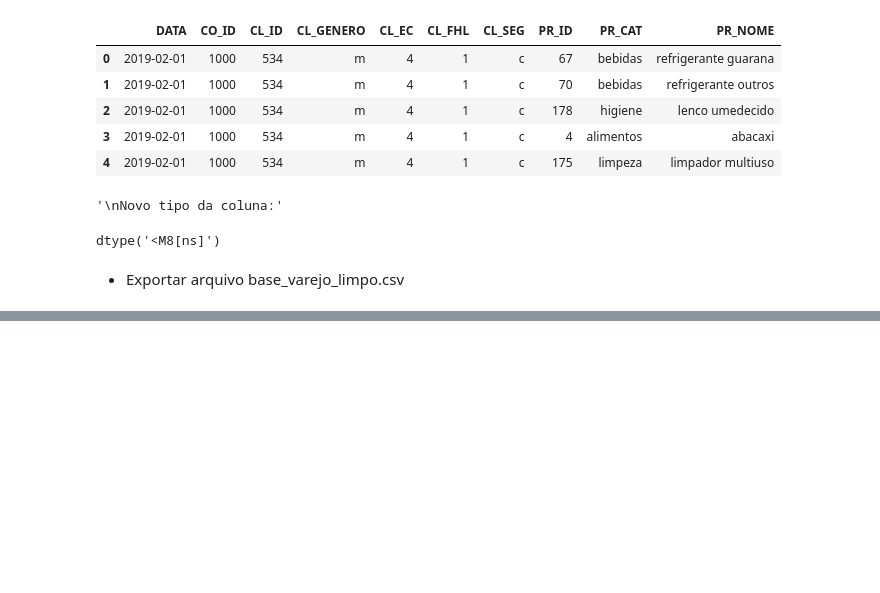
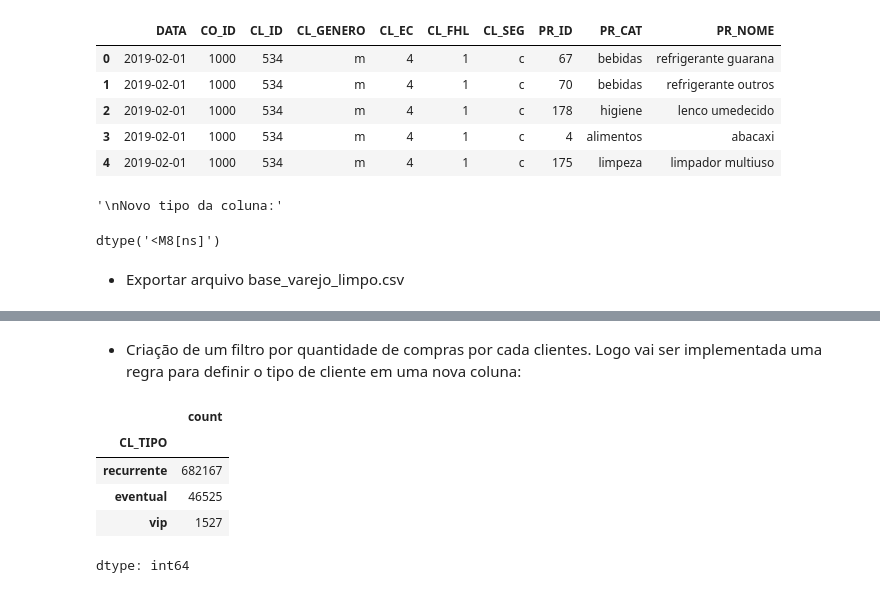
Before and after one commit to mmarkowsky/Miniprojeto_MaximilianoMarkowsky_T8, a Jupyter notebook: Modulo_1_Mini_Projeto_Avaliativo.ipynb, the cells around one changed output, grey strips where cells are left out. Cells and saved outputs as stored; diff of their text form; code cells hidden in the pictures; blank space fills up the shorter version.

```diff
--- a/Modulo_1_Mini_Projeto_Avaliativo.ipynb
+++ b/Modulo_1_Mini_Projeto_Avaliativo.ipynb
@@ -390,0 +531,17 @@ files.download('base_varejo_limpo_sprint2.csv')
+# %% [markdown]
+* Criação de um filtro por quantidade de compras por cada clientes. Logo vai ser implementada uma regra para definir o tipo de cliente em uma nova coluna:
+# %%
+#Contagem de compras por clientes, salvando em uma variavel compras_x_cliente
+compras_x_cliente = df_varejo_limpo['CL_ID'].value_counts()
+
+#Aplicando uma função lambda para definir o tipo de cliente para cada "CL_ID" do meu DF mapeando com a minha variavel compras_x_cliente
+df_varejo_limpo['CL_TIPO'] = df_varejo_limpo['CL_ID'].map(compras_x_cliente).apply(lambda x: 'vip' if x >= 1500 else 'recurrente' if 500 < x & x < 1500 else 'eventual')
+
+display(df_varejo_limpo['CL_TIPO'].value_counts())
+# %% [output]
+|  | count |
+| CL_TIPO |  |
+| recurrente | 682167 |
+| eventual | 46525 |
+| vip | 1527 |
+dtype: int64
```
Also changed, not shown: parts of 24 cells of this notebook, 1 other file.
